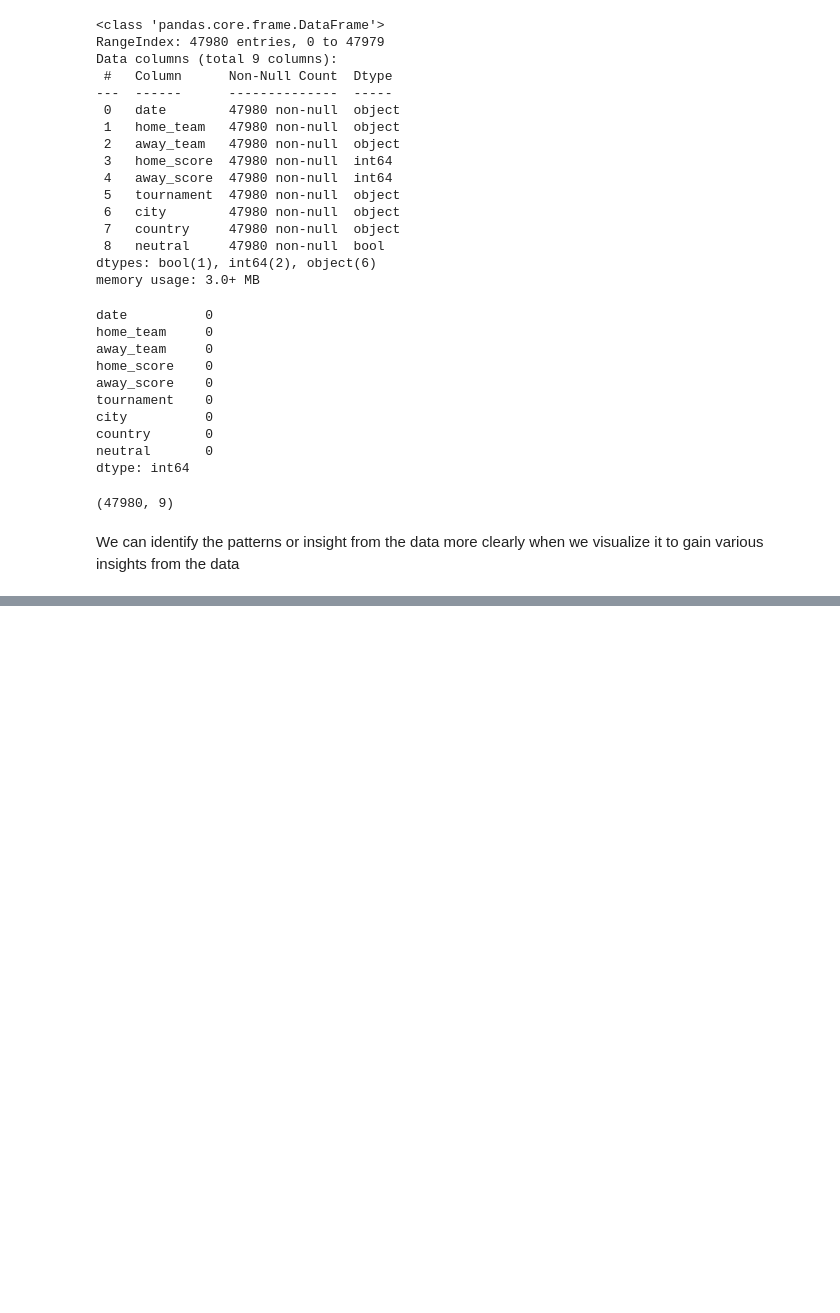
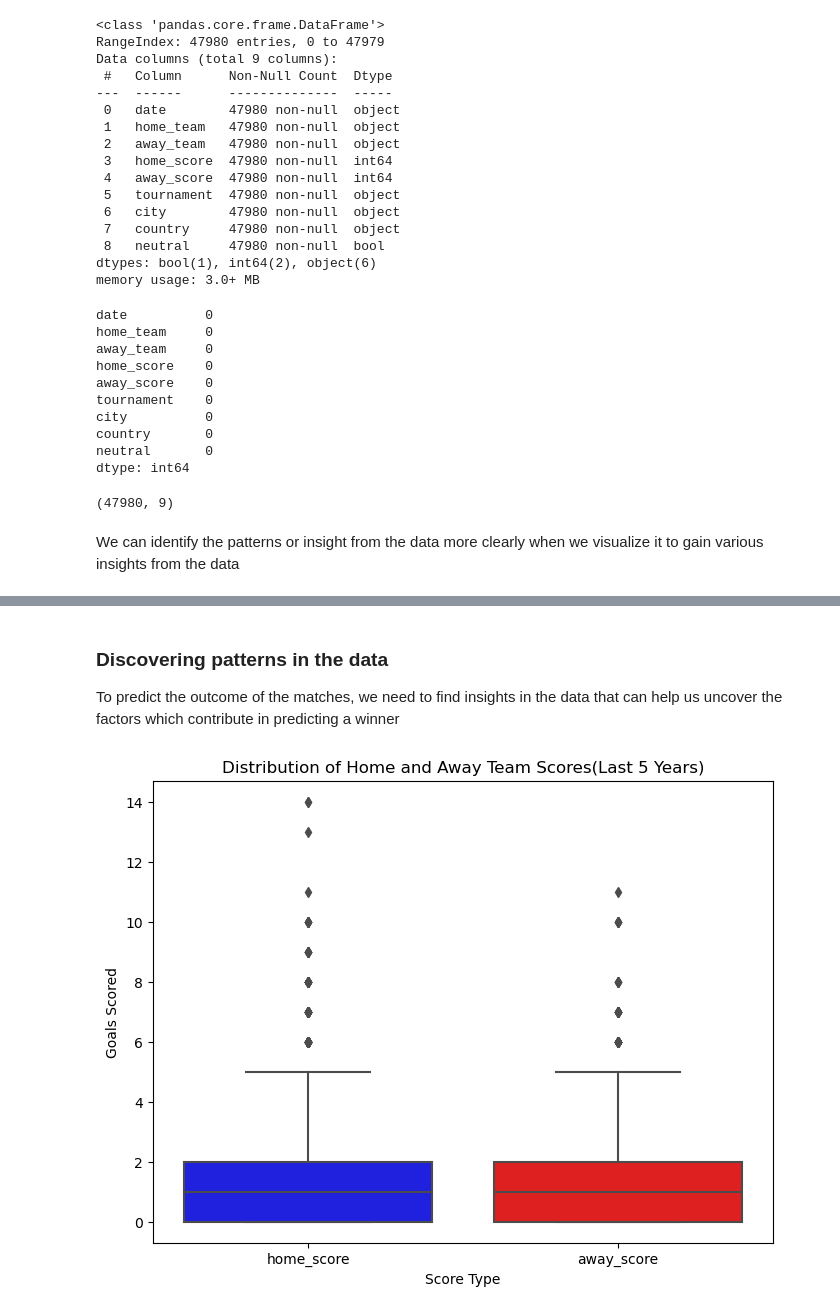
Before and after one commit to Aarav562/International-Football-Predictor, a Jupyter notebook: _Predictor.ipynb, the cells around one changed output, grey strips where cells are left out. Drawn from its saved outputs; the diff is of its cells as text; code cells hidden in the pictures; blank space fills up the shorter version.

Commit message:
Relevant Data and Visualizations

```diff
--- a/_Predictor.ipynb
+++ b/_Predictor.ipynb
@@ -84,3 +86,9 @@ matches.head(20)
 | 17 | 1881-03-12 | England | Scotland | 1 | 6 | Friendly | London | England | False | Scotland |
 | 18 | 1881-03-14 | Wales | Scotland | 1 | 5 | Friendly | Wrexham | Wales | False | Scotland |
 | 19 | 1882-02-18 | Northern Ireland | England | 0 | 13 | Friendly | Belfast | Ireland | False | England |
+# %%
+matches['date'] = pd.to_datetime(matches['date'])
+latest_date = matches['date'].max()
+past_5years = latest_date - pd.DateOffset(years = 5)
+matches_main = matches[matches['date'] >= past_5years]
+matches_main.head(20)
@@ -86,0 +113,15 @@ matches.head(20)
+# %% [markdown]
+### Discovering patterns in the data
+To predict the outcome of the matches, we need to find insights in the data that can help us uncover the factors which contribute in predicting a winner
+# %%
+matches_scores = matches_main.melt(value_vars = ['home_score','away_score'],var_name = 'Score_Type' , value_name = 'Goals')
+plt.figure(figsize = (8,6))
+
+sns.boxplot(x='Score_Type',y='Goals',data = matches_scores,palette = ['blue','red'])
+plt.title("Distribution of Home and Away Team Scores(Last 5 Years)")
+plt.xlabel("Score Type")
+plt.ylabel("Goals Scored")
+
+plt.show()
+# %% [output]
+[figure, added]
```
Also changed, not shown: parts of 2 cells of this notebook.
